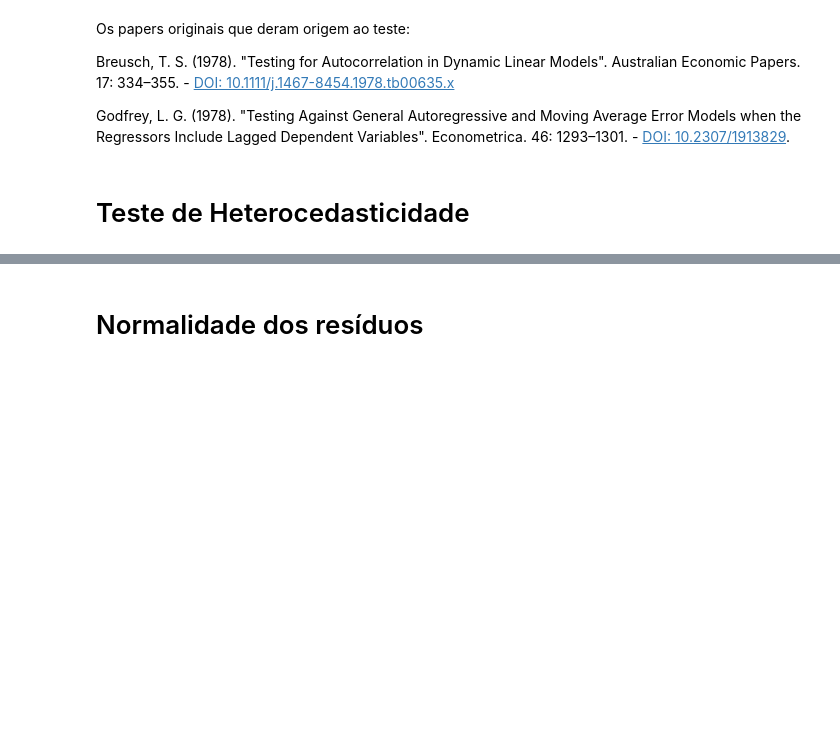
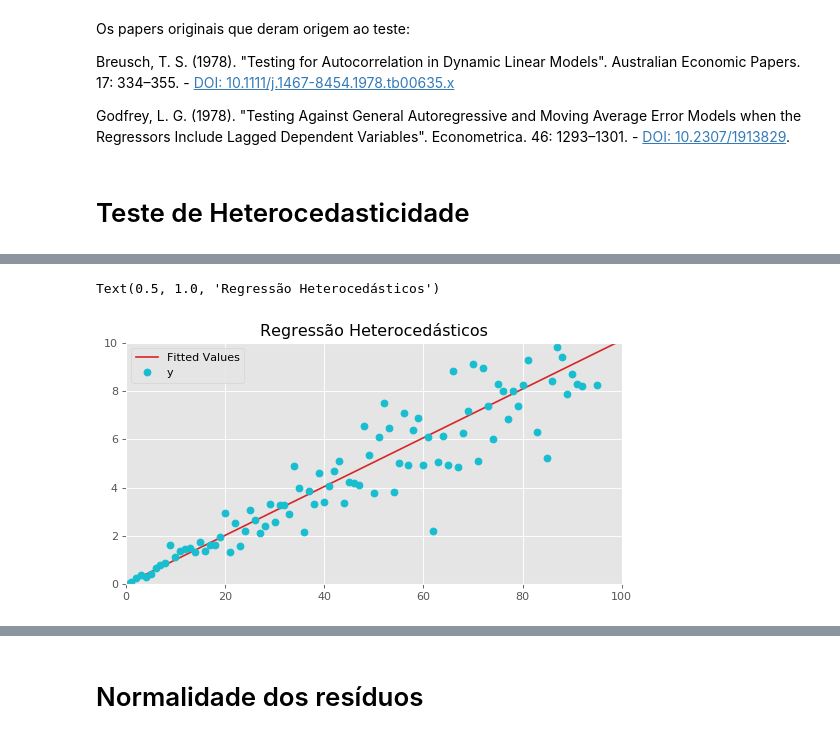
Before and after one commit to ricardozago/Notebooks-Jupyter, a Jupyter notebook: Regressão Linear.ipynb, the cells around one changed output, grey strips where cells are left out. Saved outputs shown, nothing was run; the diff lists cells and outputs as text; code cells hidden in the pictures; blank space fills up the shorter version.

```diff
--- a/Regressão Linear.ipynb
+++ b/Regressão Linear.ipynb
@@ -188,0 +210,14 @@ A variância dos erros deve ser constante em todos os pontos, esta premissa é b
+# %%
+e = np.random.normal(size=nsample)
+
+e_heterocedásticos = x+e*x*0.2
+fig, ax = plt.subplots(figsize=(8,4), dpi = 80)
+ax.plot(x, label = "Fitted Values", c = "tab:red")
+ax.plot(e_heterocedásticos, 'o', label = "y", c = "tab:cyan")
+ax.legend()
+ax.set_ylim(0, 10)
+ax.set_xlim(0, 100)
+ax.set_title("Regressão Heterocedásticos")
+# %% [output]
+Text(0.5, 1.0, 'Regressão Heterocedásticos')
+[figure, added]
```
Also changed, not shown: parts of 11 cells of this notebook.
